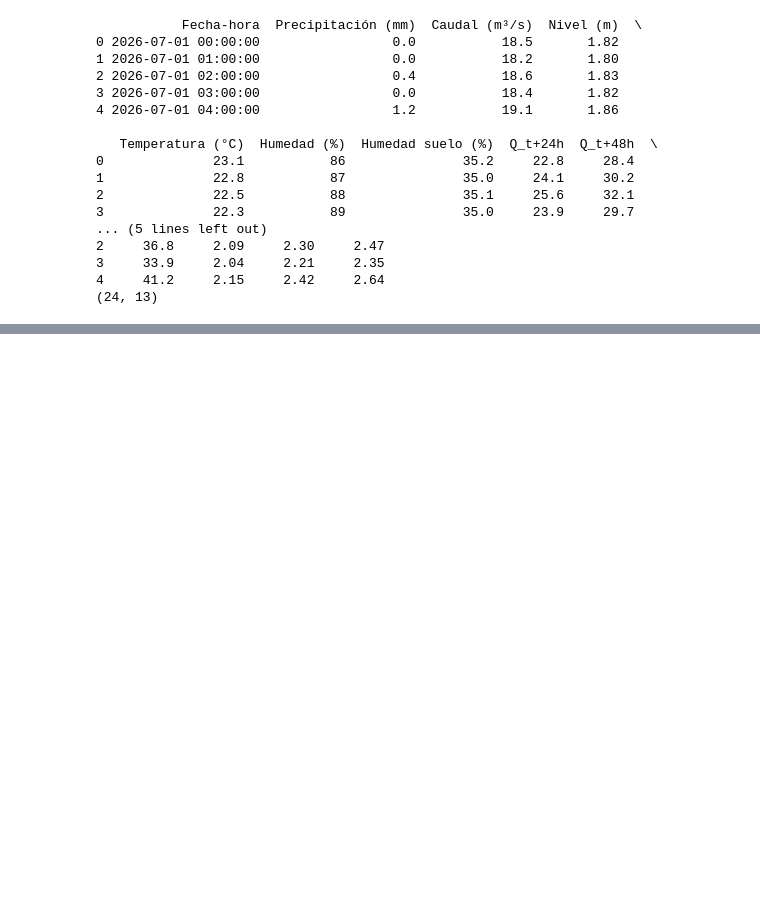
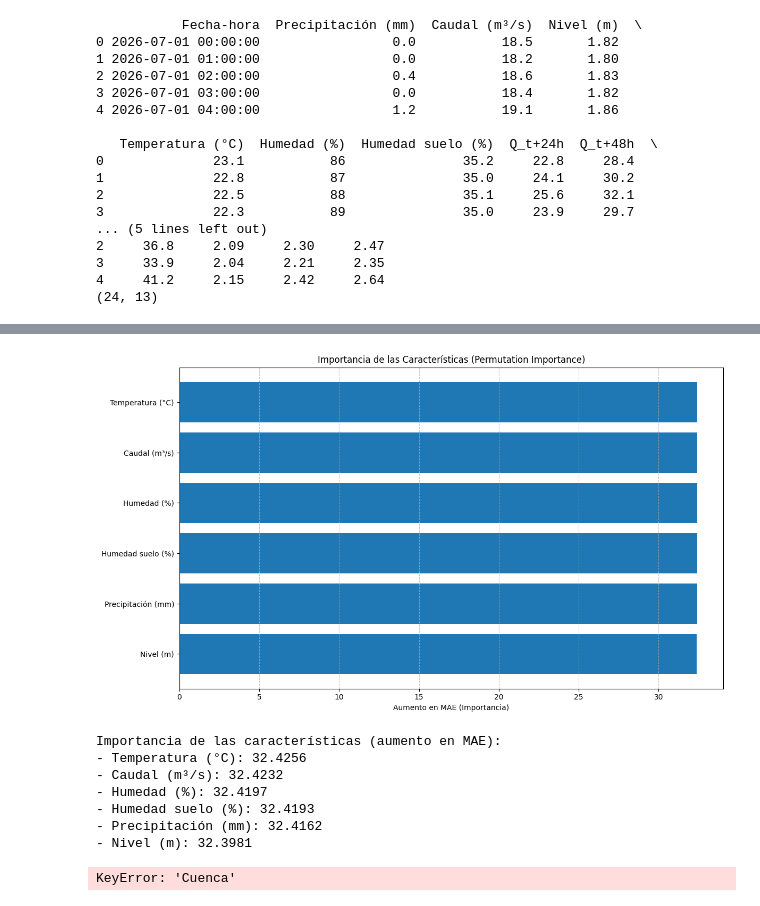
Before and after one commit to ender638/HydroLSTM, a Jupyter notebook: Te_damos_la_bienvenida_a_Colaboratory.ipynb, the cells around one changed output, grey strips where cells are left out. Drawn from its saved outputs; the diff is of its cells as text; code cells hidden in the pictures; blank space fills up the shorter version.

```diff
--- a/Te_damos_la_bienvenida_a_Colaboratory.ipynb
+++ b/Te_damos_la_bienvenida_a_Colaboratory.ipynb
@@ -257,0 +515,59 @@ print(df.shape)
+# %%
+# Calcular la importancia por permutación
+feature_importances = {}
+baseline_mae = mean_absolute_error(y_test, test_predict)
+
+for i, feature_name in enumerate(input_features):
+    X_test_shuffled = X_test.copy()
+    # Mezclar (shuffle) la i-ésima característica en el conjunto de prueba
+    np.random.shuffle(X_test_shuffled[:, :, i])
+
+    # Realizar predicciones con la característica mezclada
+    shuffled_predict_scaled = model.predict(X_test_shuffled, verbose=0)
+
+    # Desescalar las predicciones mezcladas
+    shuffled_predict_full = np.zeros((len(shuffled_predict_scaled), scaled_dataset.shape[1]))
+    shuffled_predict_full[:, -1] = shuffled_predict_scaled[:, 0]
+    shuffled_predict_descaled = scaler.inverse_transform(shuffled_predict_full)[:, -1]
+
+    # Calcular el MAE con la característica mezclada
+    shuffled_mae = mean_absolute_error(y_test, shuffled_predict_descaled)
+
+    # La importancia es el aumento en el MAE
+    importance = shuffled_mae - baseline_mae
+    feature_importances[feature_name] = importance
+
+# Ordenar las características por importancia (de mayor a menor)
+sorted_importances = sorted(feature_importances.items(), key=lambda item: item[1], reverse=True)
+
+# Preparar datos para la gráfica
+features = [item[0] for item in sorted_importances]
+importances = [item[1] for item in sorted_importances]
+
+# Graficar la importancia de las características
+fig = plt.figure(figsize=(12, 7))
+plt.barh(features, importances)
+plt.xlabel("Aumento en MAE (Importancia)")
+plt.title("Importancia de las Características (Permutation Importance)")
+plt.gca().invert_yaxis() # Para que la característica más importante esté arriba
+plt.grid(axis='x', linestyle='--', alpha=0.7)
+plt.tight_layout()
+plt.show()
+
+print("Importancia de las características (aumento en MAE):")
+for feature, imp in sorted_importances:
+    print(f"- {feature}: {imp:.4f}")
+# %% [output]
+[figure, added]
+Importancia de las características (aumento en MAE):
+- Temperatura (°C): 32.4256
+- Caudal (m³/s): 32.4232
+- Humedad (%): 32.4197
+- Humedad suelo (%): 32.4193
+- Precipitación (mm): 32.4162
+- Nivel (m): 32.3981
+# %%
+unique_cuencas = df['Cuenca'].unique()
+print(f"Cuencas únicas en el DataFrame: {unique_cuencas}")
+# %% [output]
+KeyError: 'Cuenca'
```
Also changed, not shown: parts of 18 cells of this notebook.
